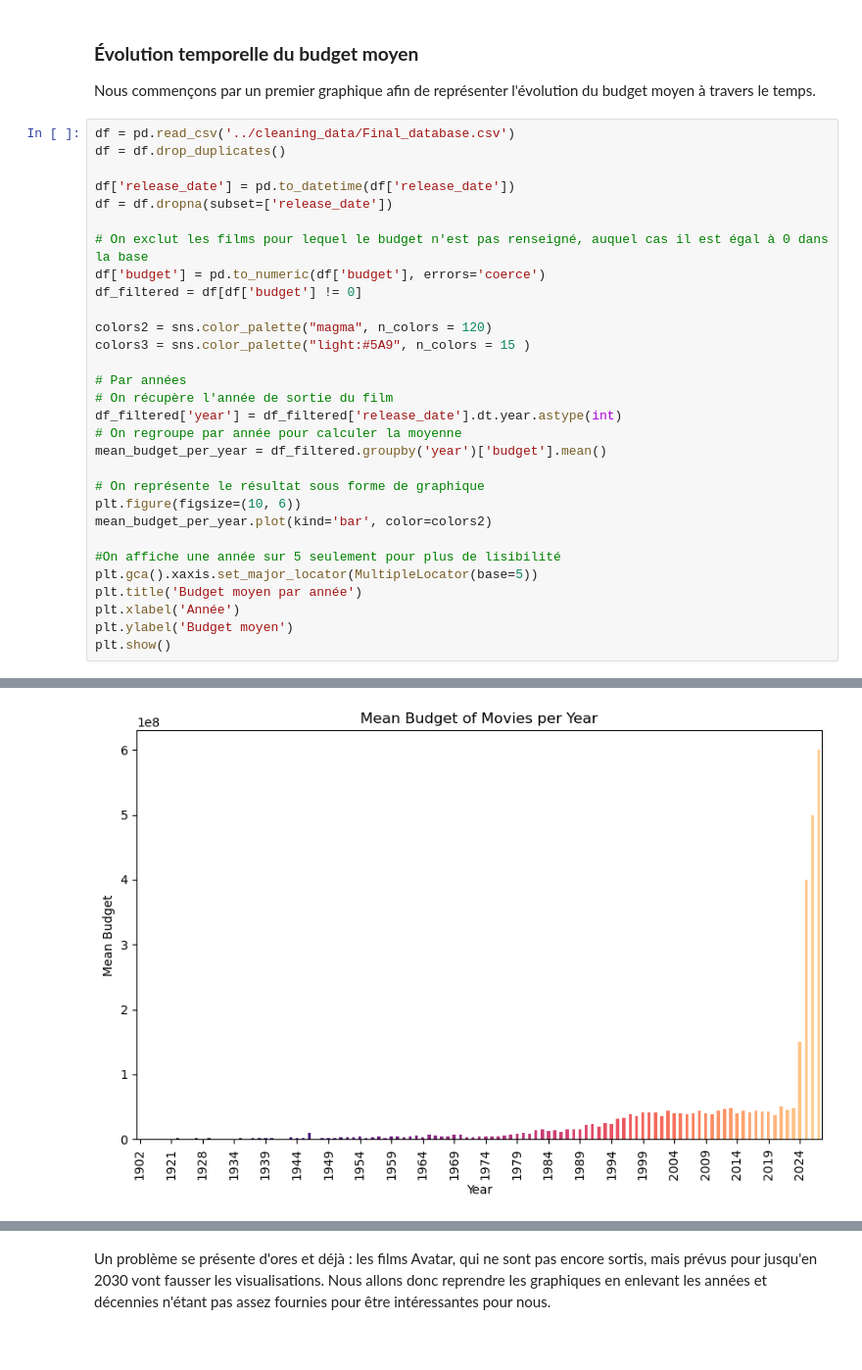
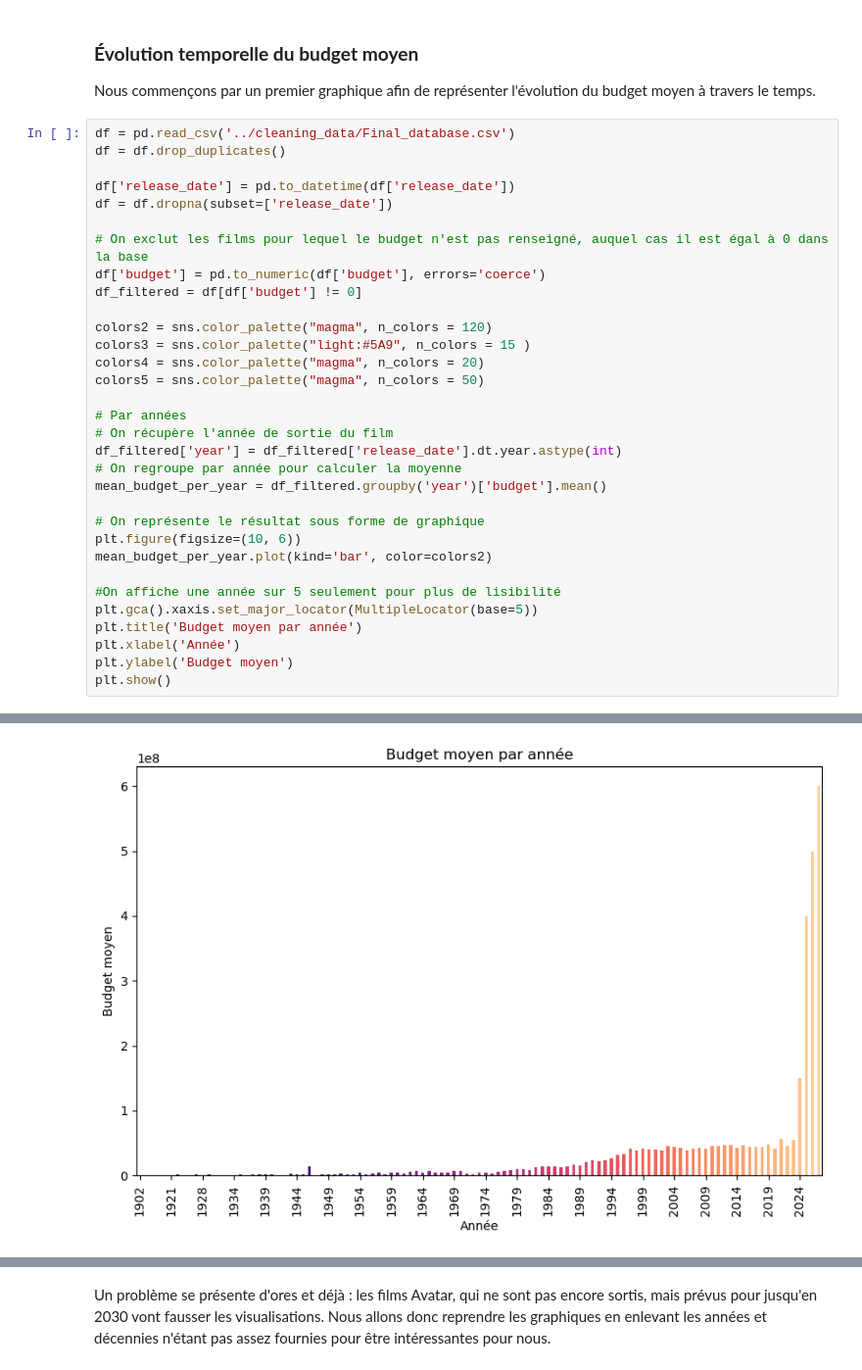
Before and after one commit to itsreivilo/movies, a Jupyter notebook: visualiser/data_viz_.ipynb, the cells around one changed output, grey strips where cells are left out. Shown at 98% size. Cells and saved outputs as stored; diff of their text form; blank space fills up the shorter version.

```diff
--- a/visualiser/data_viz_.ipynb
+++ b/visualiser/data_viz_.ipynb
@@ -276,31 +450,33 @@ df = df.dropna(subset=['release_date'])
 
 # On exclut les films pour lequel le budget n'est pas renseigné, auquel cas il est égal à 0 dans la base
 df['budget'] = pd.to_numeric(df['budget'], errors='coerce')
 df_filtered = df[df['budget'] != 0]
 
 colors2 = sns.color_palette("magma", n_colors = 120)
 colors3 = sns.color_palette("light:#5A9", n_colors = 15 )
+colors4 = sns.color_palette("magma", n_colors = 20)
+colors5 = sns.color_palette("magma", n_colors = 50)
 
 # Par années
 # On récupère l'année de sortie du film
 df_filtered['year'] = df_filtered['release_date'].dt.year.astype(int)
 # On regroupe par année pour calculer la moyenne
 mean_budget_per_year = df_filtered.groupby('year')['budget'].mean()
 
 # On représente le résultat sous forme de graphique
 plt.figure(figsize=(10, 6))
 mean_budget_per_year.plot(kind='bar', color=colors2)
 
 #On affiche une année sur 5 seulement pour plus de lisibilité
 plt.gca().xaxis.set_major_locator(MultipleLocator(base=5))
 plt.title('Budget moyen par année')
 plt.xlabel('Année')
 plt.ylabel('Budget moyen')
 plt.show()
 # %% [output]
 A value is trying to be set on a copy of a slice from a DataFrame.
 Try using .loc[row_indexer,col_indexer] = value instead
 
 See the caveats in the documentation: https://pandas.pydata.org/pandas-docs/stable/user_guide/indexing.html#returning-a-view-versus-a-copy
   df_filtered['year'] = df_filtered['release_date'].dt.year.astype(int)
-[figure, old version]
+[figure, new version]
```
Also changed, not shown: parts of 42 cells of this notebook.
